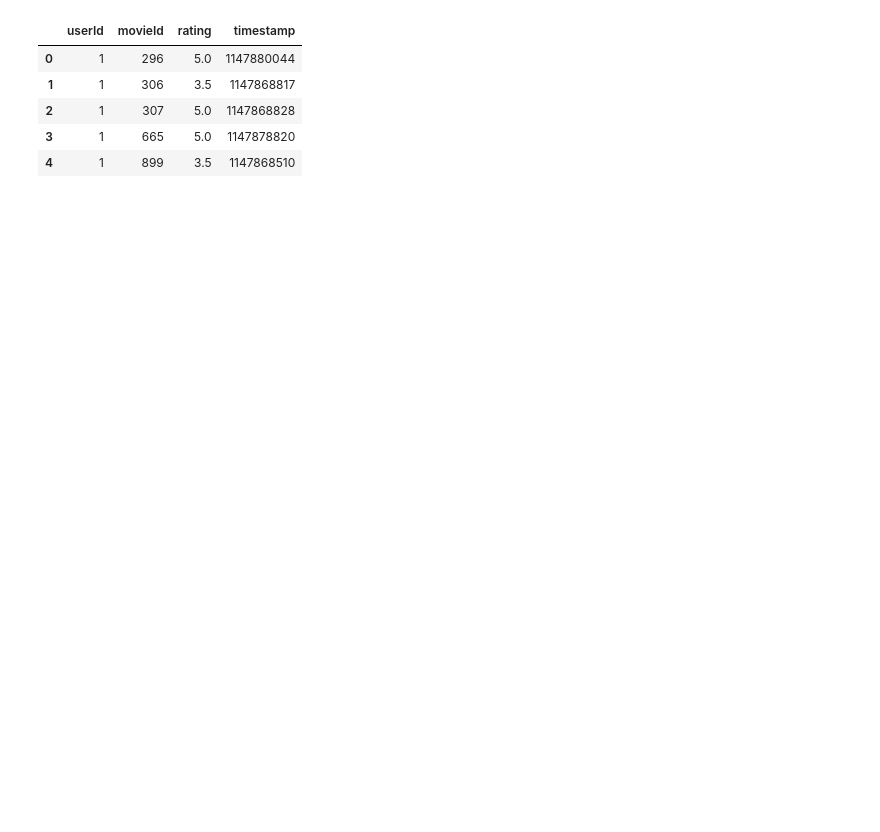
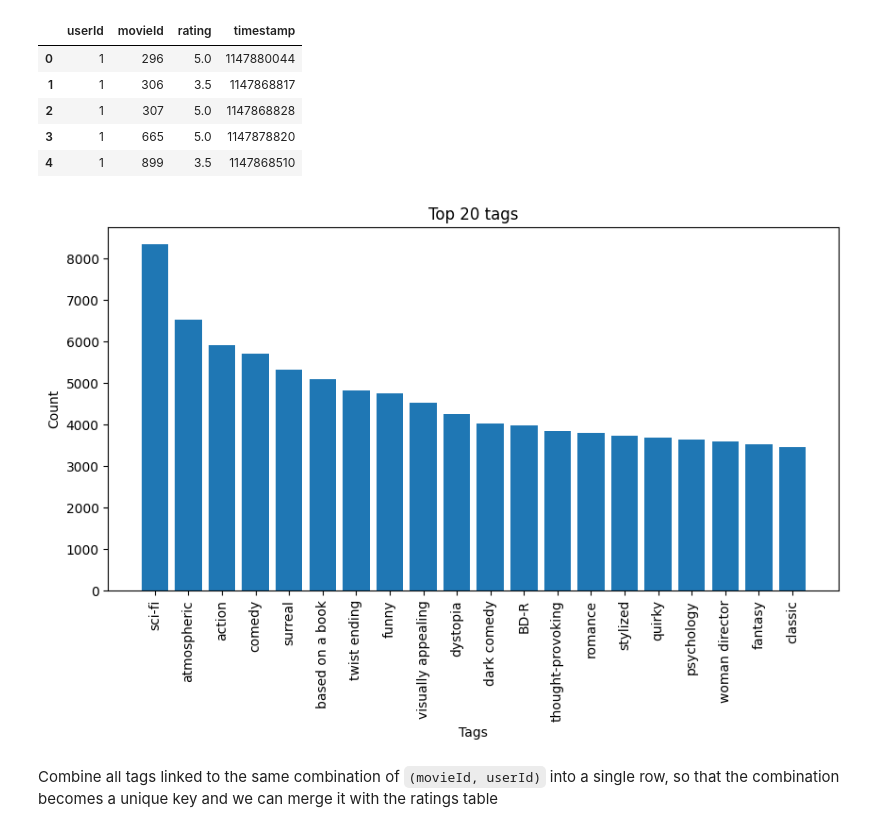
Before and after one commit to lorenz-gorini/bbva_assignment, a Jupyter notebook: notebooks/get_dataset.ipynb, the cells around one changed output. Cells and saved outputs as stored; diff of their text form; code cells hidden in the pictures; blank space fills up the shorter version.

```diff
--- a/notebooks/get_dataset.ipynb
+++ b/notebooks/get_dataset.ipynb
@@ -647,3 +656,21 @@ df.head()
 import pandas as pd
 
 df_tags = pd.read_csv(RAW_DATA_PATH / "tags.csv")
+# %%
+# Create barplot for the top 20 tags
+import matplotlib.pyplot as plt
+
+tag_count = df_tags.tag.value_counts()
+tag_count_redux = tag_count[tag_count > 100]
+
+plt.figure(figsize=(10, 5))
+plt.bar(tag_count_redux.index[:20], tag_count_redux[:20])
+plt.xticks(rotation=90)
+plt.xlabel("Tags")
+plt.ylabel("Count")
+plt.title("Top 20 tags")
+plt.show()
+# %% [output]
+[figure, added]
+# %% [markdown]
+Combine all tags linked to the same combination of ``(movieId, userId)`` into a single row, so that the combination becomes a unique key and we can merge it with the ratings table
```
Also changed, not shown: parts of 23 cells of this notebook, 1 other file.
